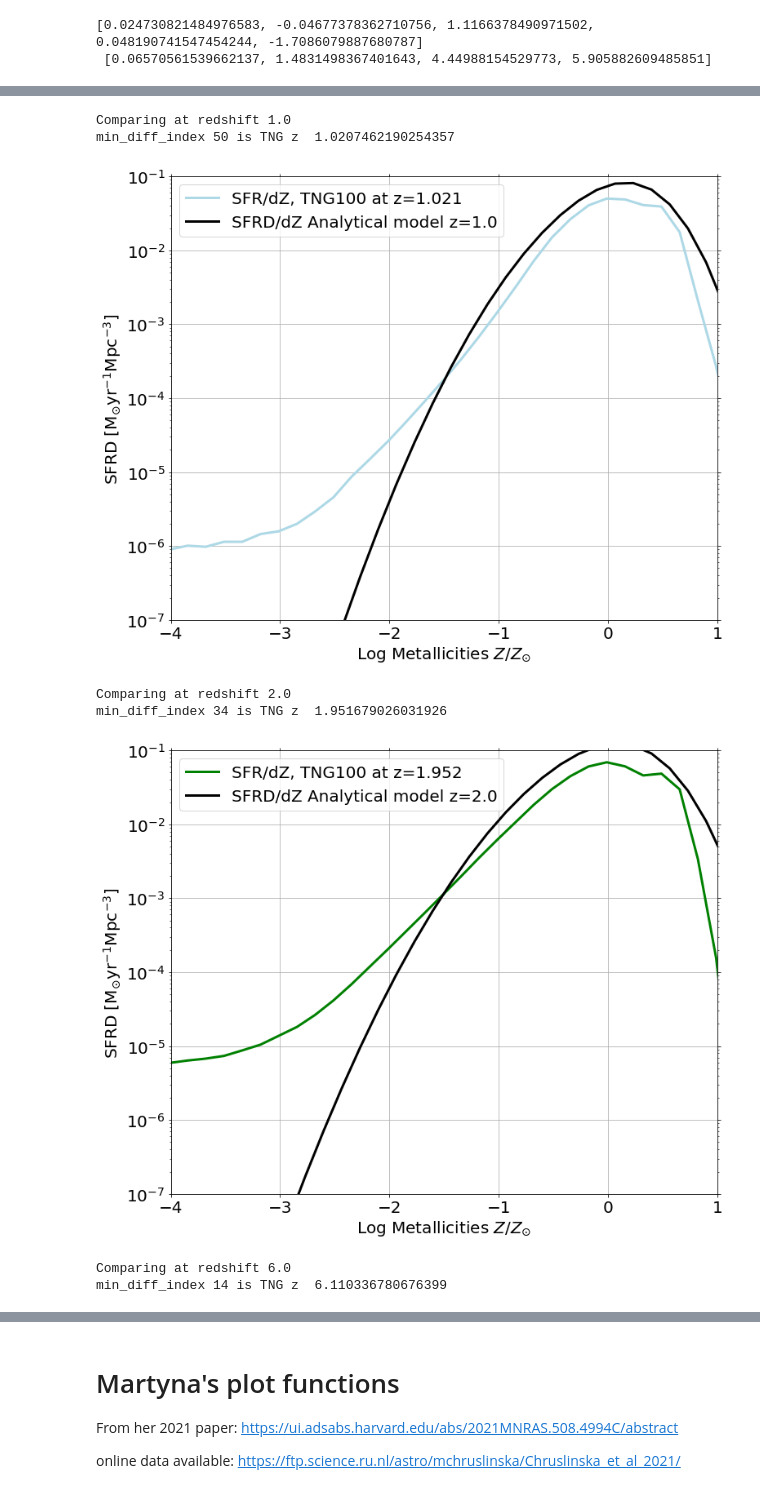
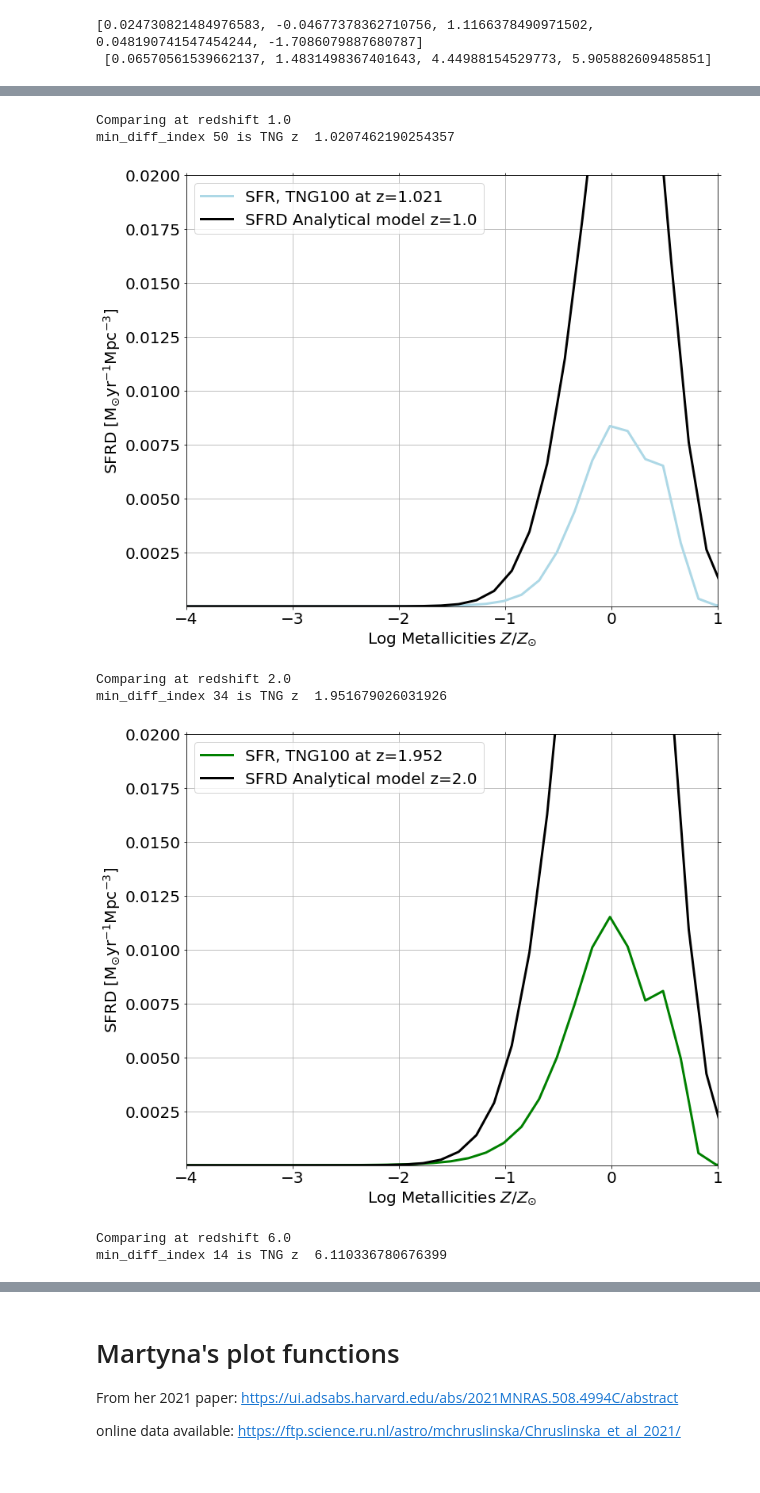
Before and after one commit to sashalvna/SFRD_fit, a Jupyter notebook: src/scripts/Determining_Reasonable_Parameter_Variations.ipynb, the cells around one changed output, grey strips where cells are left out. Drawn from its saved outputs; the diff is of its cells as text; code cells hidden in the pictures.

Commit message:
cleaning up the sfrd formulas

```diff
--- a/src/scripts/Determining_Reasonable_Parameter_Variations.ipynb
+++ b/src/scripts/Determining_Reasonable_Parameter_Variations.ipynb
@@ -415,9 +415,8 @@ print('np.shape(BoxSfr)', np.shape(BoxSfr))
 
 # Convert SFR from sfr/box to sfr Mpc-3
 littleh  = 0.6774            # https://www.tng-project.org/data/downloads/TNG300-1/
-Box_side = 75*u.Mpc/littleh  #75000 *u.kpc /littleh
-Boxsize  = (Box_side**3).to(u.Mpc**3)
-TNG_cosmic_SFR = (BoxSfr/Boxsize).T # Msun/yr/Mpc^3
+Box_side = 75/littleh  #75000 *u.kpc /littleh
+TNG_cosmic_SFR = (BoxSfr/Box_side**3).T # Msun/yr/Mpc^3
 
 TNG_center_Zbin = (MetalBins[:-1] + MetalBins[1:])/2.
 step_TNG_logZ   = np.diff(np.log10(MetalBins))[0]
@@ -466,8 +465,8 @@ def oneDcomparison(comparison_redshifts = [0.5],
         min_diff_index = np.argmin(abs(TNG_redshifts - redshift))
         print('min_diff_index', min_diff_index, 'is TNG z ', TNG_redshifts[min_diff_index])
         #step_TNG_logZ
-        ax.plot(np.log10(TNG_center_Zbin/ZsunTNG), TNG_cosmic_SFR[:,min_diff_index]/step_TNG_logZ,
-               label = 'SFR/dZ, TNG100 at z='+str(np.round(TNG_redshifts[min_diff_index],3) ), lw = 3, c = colors[i] )
+        ax.plot(np.log10(TNG_center_Zbin/ZsunTNG), TNG_cosmic_SFR[:,min_diff_index],#/step_TNG_logZ,
+               label = 'SFR, TNG100 at z='+str(np.round(TNG_redshifts[min_diff_index],3) ), lw = 3, c = colors[i] )
 
         #####################################
         # New model
@@ -480,10 +479,10 @@ def oneDcomparison(comparison_redshifts = [0.5],
         # SFR
         sfr        = Z_SFRD.Madau_Dickinson2014(redshift, a=a, b=b, c=c,  d=d) # Msun year-1 Mpc-3
         # Combine it into a SFRD
-        model_SFRD = (sfr*(dPdlogZ).T ).value #step_logZ
+        model_SFRD = (sfr*(dPdlogZ* step_logZ).T ).value #step_logZ
         #
         plt.plot(np.log10(metallicities/ZsunTNG), model_SFRD ,
-                label = 'SFRD/dZ Analytical model z='+str(redshift), lw = 3, c = 'k')#'#fe1100' )
+                label = 'SFRD Analytical model z='+str(redshift), lw = 3, c = 'k')#'#fe1100' )
 
         #####################################
 #         # Observational (Chruslinska data)
@@ -518,9 +517,9 @@ def oneDcomparison(comparison_redshifts = [0.5],
         # plot settings
         ax.set_xlim(-4, 1)
         ax.xaxis.set_ticks_position('both')
-        ax.set_ylim(1e-7, 0.1)
+        ax.set_ylim(1e-7, 0.02)
         ax.yaxis.set_ticks_position('both')
-        ax.set_yscale('log')
+#         ax.set_yscale('log')
         ax.set_xlabel('Log Metallicities $Z/Z_{\odot}$')
         ax.set_ylabel(r"$ \mathrm{SFRD} \ \mathrm{[M_{\odot} yr^{-1} Mpc^{-3}]}$")
 
@@ -536,8 +535,8 @@ min_diff_index 99 is TNG z  0.0
 Comparing at redshift 1.0
 min_diff_index 50 is TNG z  1.0207462190254357
-[figure, old version]
+[figure, new version]
 Comparing at redshift 2.0
 min_diff_index 34 is TNG z  1.951679026031926
-[figure, old version]
+[figure, new version]
 Comparing at redshift 6.0
 min_diff_index 14 is TNG z  6.110336780676399
```
Also changed, not shown: parts of 1 cell of this notebook, 2 other files.
